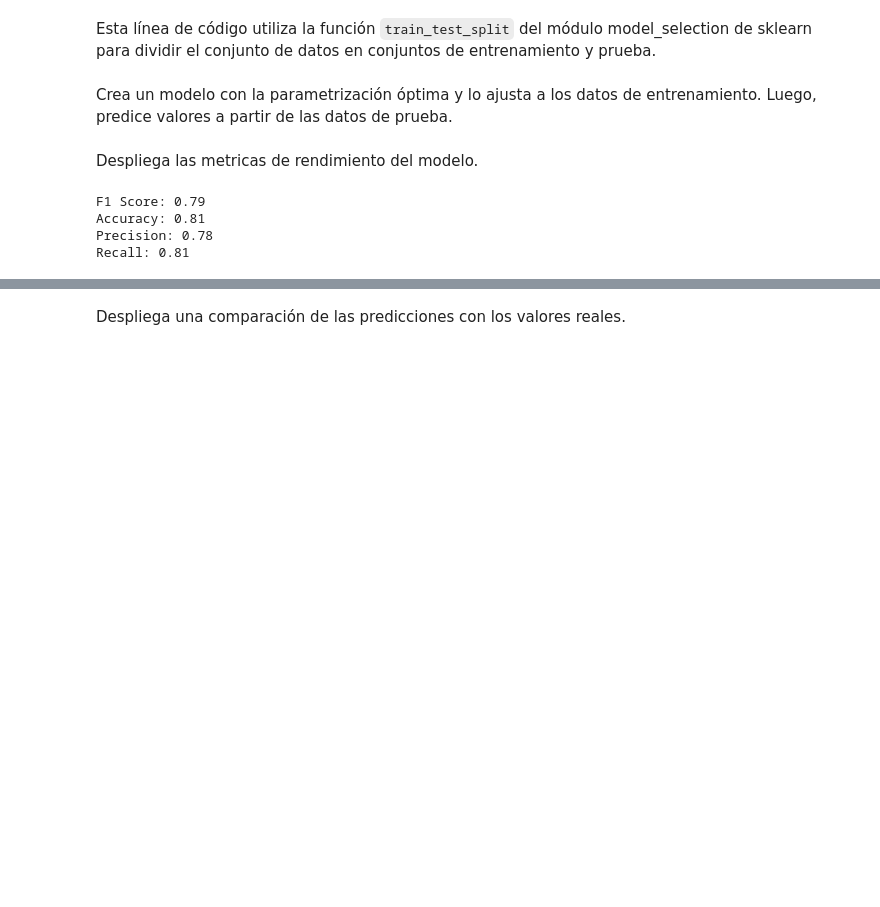
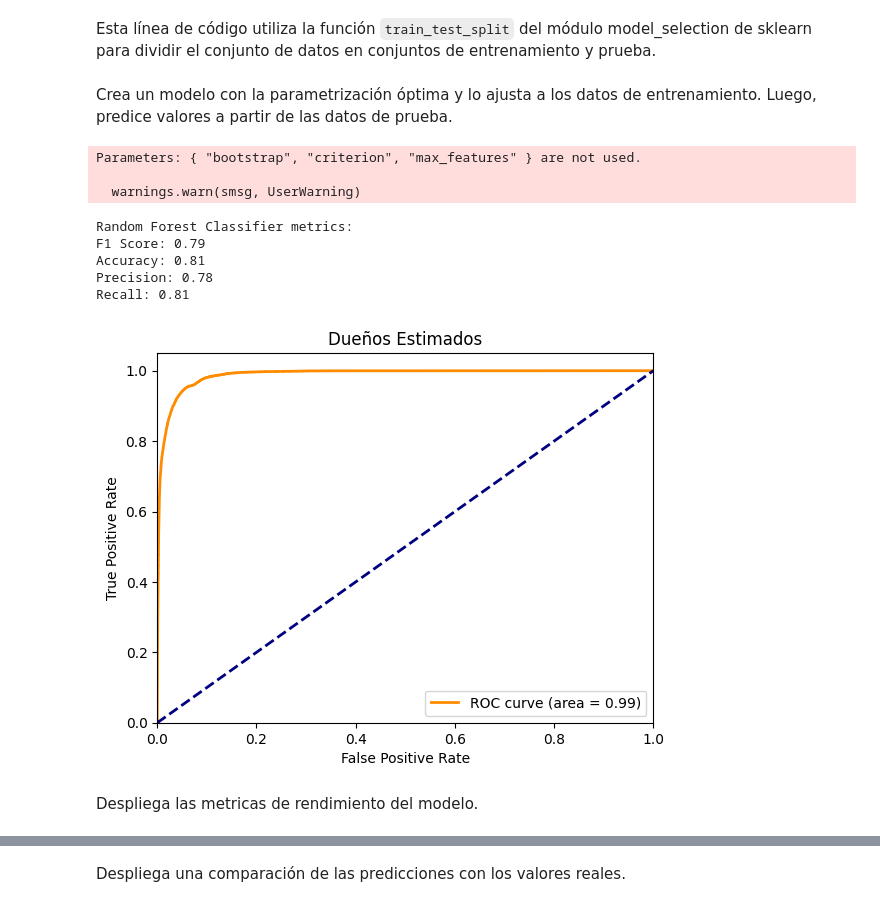
Before and after one commit to VicenteA18UCN/IDS_PROJECT, a Jupyter notebook: InformePreliminar.ipynb, the cells around one changed output, grey strips where cells are left out. Saved outputs shown, nothing was run; the diff lists cells and outputs as text; code cells hidden in the pictures; blank space fills up the shorter version.

Commit message:
curva de ROC y XGB

```diff
--- a/InformePreliminar.ipynb
+++ b/InformePreliminar.ipynb
@@ -144,7 +148,10 @@ Se realiza la codificación de etiquetas en la columna 'Estimated owners' del Da
 le = LabelEncoder()
 
 games_crop['Estimated owners'] = le.fit_transform(games_crop['Estimated owners'])
-
+class_names = le.classes_
+y = games_crop['Estimated owners']
+y = label_binarize(y, classes=np.arange(len(class_names)))
 estimated_owners_list = games_crop['Estimated owners'].tolist()
 
 games_crop.drop(['Estimated owners'], axis=1, inplace=True)
+print(class_names)
@@ -158,19 +171,59 @@ Crea un modelo con la parametrización óptima y lo ajusta a los datos de entren
 # %%
 rf = RandomForestClassifier(n_estimators=100, max_depth=10, criterion='entropy',max_features='sqrt',bootstrap=False)
 rf.fit(X_train,y_train)
+xgb = XGBClassifier(n_estimators=100, max_depth=10, criterion='entropy',max_features='sqrt',bootstrap=False)
+xgb.fit(X_train, y_train)
 
-y_pred = rf.predict(X_test)
+y_pred_rf = rf.predict(X_test)
+y_pred_xgb = xgb.predict(X_test)
+# %% [output]
+Parameters: { "bootstrap", "criterion", "max_features" } are not used.
+
+  warnings.warn(smsg, UserWarning)
+# %%
+# Binarize the output
+n_classes = y.shape[1]
+
+# Learn to predict each class against the other
+classifier = OneVsRestClassifier(RandomForestClassifier(n_estimators=100, max_depth=10, criterion='entropy',max_features='sqrt',bootstrap=False))
+y_score = classifier.fit(X_train, y_train).predict_proba(X_test)
+
+from sklearn.preprocessing import label_binarize
+
+# Binarize the output
+y_test_bin = label_binarize(y_test, classes=np.arange(len(class_names)))
+
+# Compute ROC curve and ROC area for each class
+fpr = dict()
+tpr = dict()
+roc_auc = dict()
+for i in range(n_classes):
+    fpr[i], tpr[i], _ = roc_curve(y_test_bin[:, i], y_score[:, i])
+    roc_auc[i] = auc(fpr[i], tpr[i])
+
+# Calcular los verdaderos positivos y falsos positivos para cada umbral
+fpr, tpr, _ = roc_curve(y_test_bin.ravel(), y_score.ravel())
+
+# Calcular el área bajo la curva ROC
+roc_auc = auc(fpr, tpr)
+
+# Trazar la curva ROC
+plt.figure()
+plt.plot(fpr, tpr, color='darkorange', lw=2, label='ROC curve (area = %0.2f)' % roc_auc)
+plt.plot([0, 1], [0, 1], color='navy', lw=2, linestyle='--')
+plt.xlim([0.0, 1.0])
+plt.ylim([0.0, 1.05])
+plt.xlabel('False Positive Rate')
+plt.ylabel('True Positive Rate')
+plt.title('Dueños Estimados')
+plt.legend(loc="lower right")
+plt.show()
+# %% [output]
+Random Forest Classifier metrics:
+F1 Score: 0.79
+Accuracy: 0.81
+Precision: 0.78
+Recall: 0.81
+[figure, added]
 # %% [markdown]
 Despliega las metricas de rendimiento del modelo.
-# %%
-f1 = f1_score(y_test, y_pred, average='weighted')
-accuracy = accuracy_score(y_test, y_pred)
-precision = precision_score(y_test, y_pred, average='weighted')
-recall = recall_score(y_test, y_pred, average='weighted')
-
-print(f"F1 Score: {f1:.2f}\nAccuracy: {accuracy:.2f}\nPrecision: {precision:.2f}\nRecall: {recall:.2f}")
-# %% [output]
-F1 Score: 0.79
-Accuracy: 0.81
-Precision: 0.78
-Recall: 0.81
```
Also changed, not shown: parts of 5 cells of this notebook.
